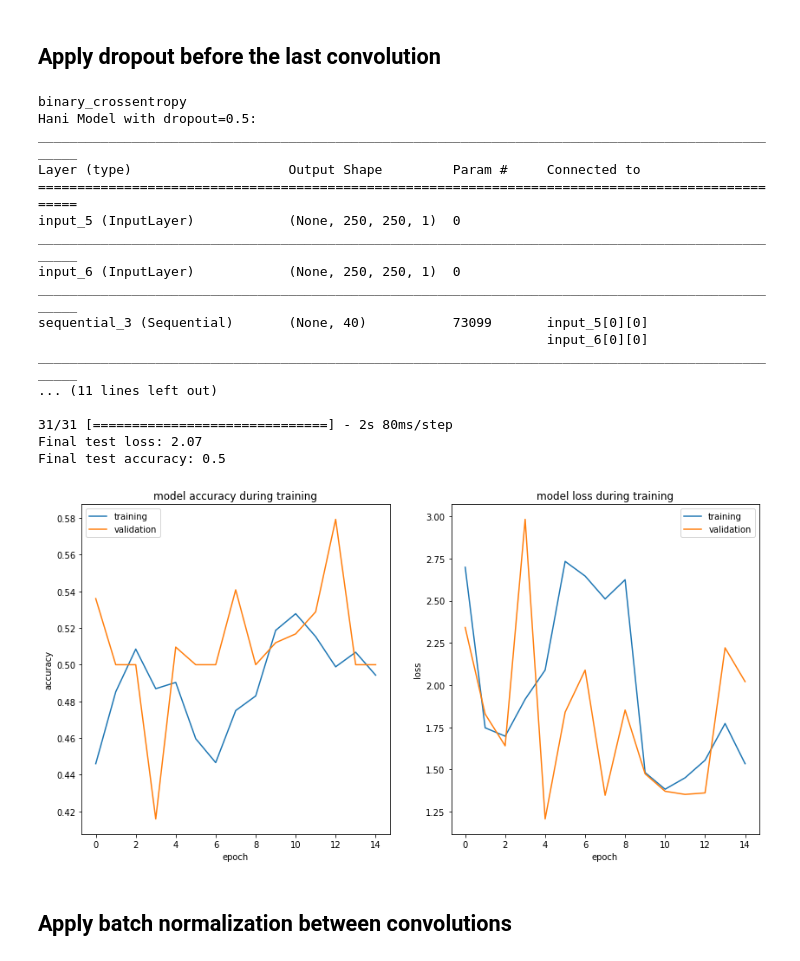
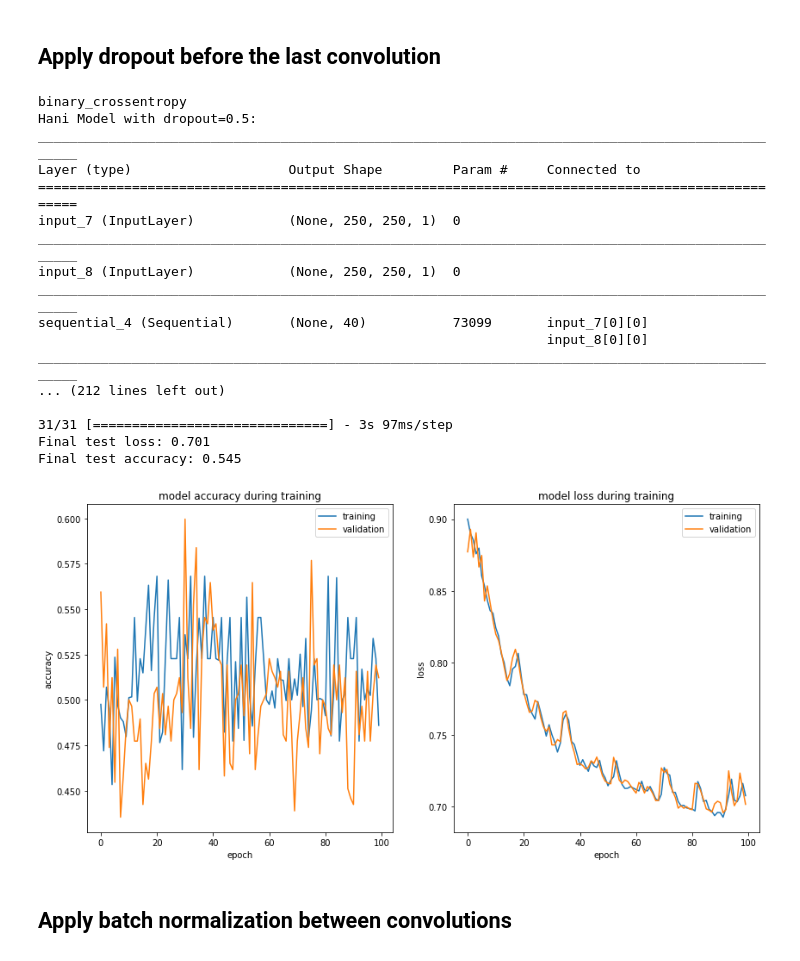
Before and after one commit to elisim/Deep-Learning-Intro, a Jupyter notebook: assignment2/Hani-Model.ipynb, the cells around one changed output. Saved outputs shown, nothing was run; the diff lists cells and outputs as text; code cells hidden in the pictures.

```diff
--- a/assignment2/Hani-Model.ipynb
+++ b/assignment2/Hani-Model.ipynb
@@ -11,7 +11,7 @@ from datetime import datetime
 # load the paths of the data sets
 same_train_paths, diff_train_paths, same_val_paths, diff_val_paths, same_test_paths, diff_test_paths = lfw.load_data()
 
-def try_train(siamese_net, epochs=100, epoch_shuffle=True, verbose=0):
+def try_train(siamese_net, epochs=100, epoch_shuffle=True, verbose=1):
     """
     Try to train the siamese_net model. If success, return train history. Otherwise, return None.
     """
@@ -93,31 +94,31 @@ Final test accuracy: 0.521
 # %%
 s_net_hani_dropout = Siamese()
 s_net_hani_dropout.build('hani', dropout=0.5, loss='binary_crossentropy')
 print("Hani Model with dropout=0.5:")
 s_net_hani_dropout.model.summary()
 
-history = try_train(s_net_hani_dropout)
-if history:
-    s_net_hani_dropout.evaluate(history, same_test_paths, diff_test_paths)
+history_hani_dropout = try_train(s_net_hani_dropout)
+if history_hani_dropout:
+    s_net_hani_dropout.evaluate(history_hani_dropout, same_test_paths, diff_test_paths)
 # %% [output]
 binary_crossentropy
 Hani Model with dropout=0.5:
 __________________________________________________________________________________________________
 Layer (type)                    Output Shape         Param #     Connected to
 ==================================================================================================
-input_5 (InputLayer)            (None, 250, 250, 1)  0
+input_7 (InputLayer)            (None, 250, 250, 1)  0
 __________________________________________________________________________________________________
-input_6 (InputLayer)            (None, 250, 250, 1)  0
+input_8 (InputLayer)            (None, 250, 250, 1)  0
 __________________________________________________________________________________________________
-sequential_3 (Sequential)       (None, 40)           73099       input_5[0][0]
-                                                                 input_6[0][0]
+sequential_4 (Sequential)       (None, 40)           73099       input_7[0][0]
+                                                                 input_8[0][0]
 __________________________________________________________________________________________________
-... (11 lines left out)
+... (212 lines left out)
 
-31/31 [==============================] - 2s 80ms/step
-Final test loss: 2.07
-Final test accuracy: 0.5
+31/31 [==============================] - 3s 97ms/step
+Final test loss: 0.701
+Final test accuracy: 0.545
-[figure, old version]
+[figure, new version]
 # %% [markdown]
 ## Apply batch normalization between convolutions
 # %%
```
Also changed, not shown: parts of 7 cells of this notebook, 3 other files.
